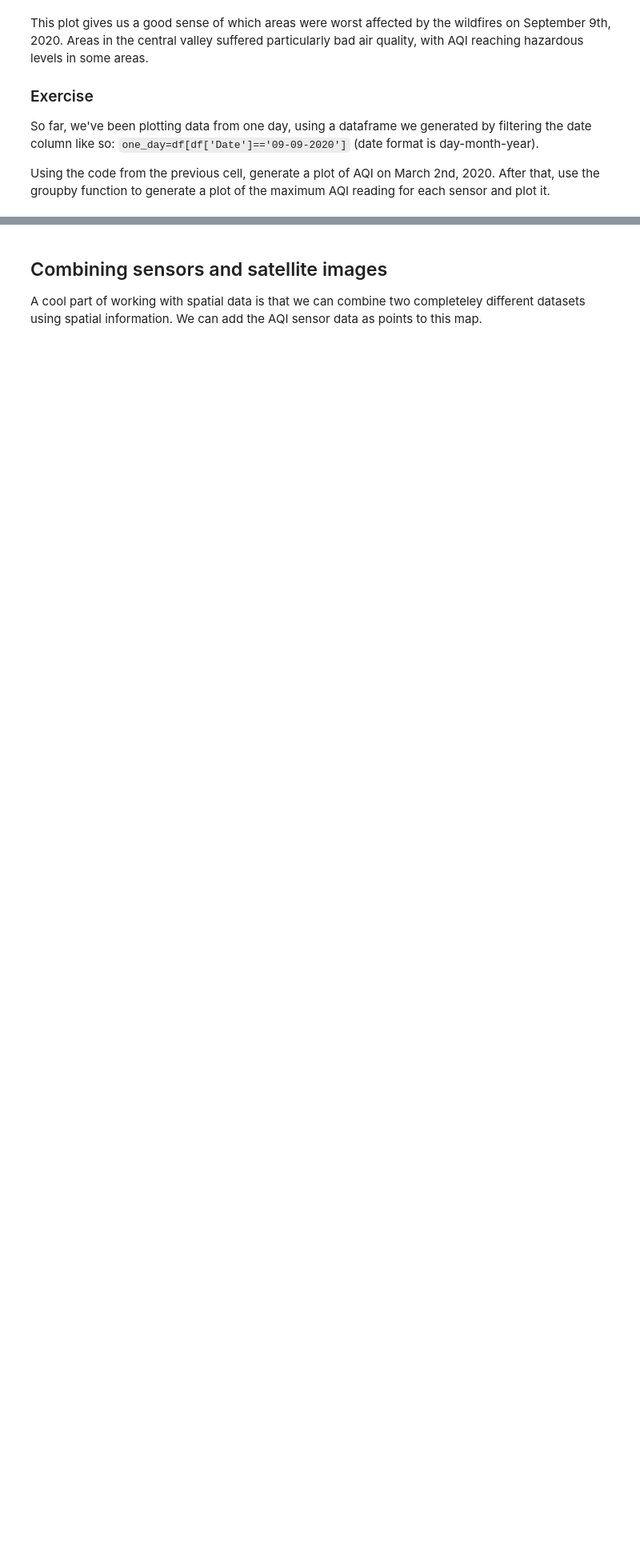
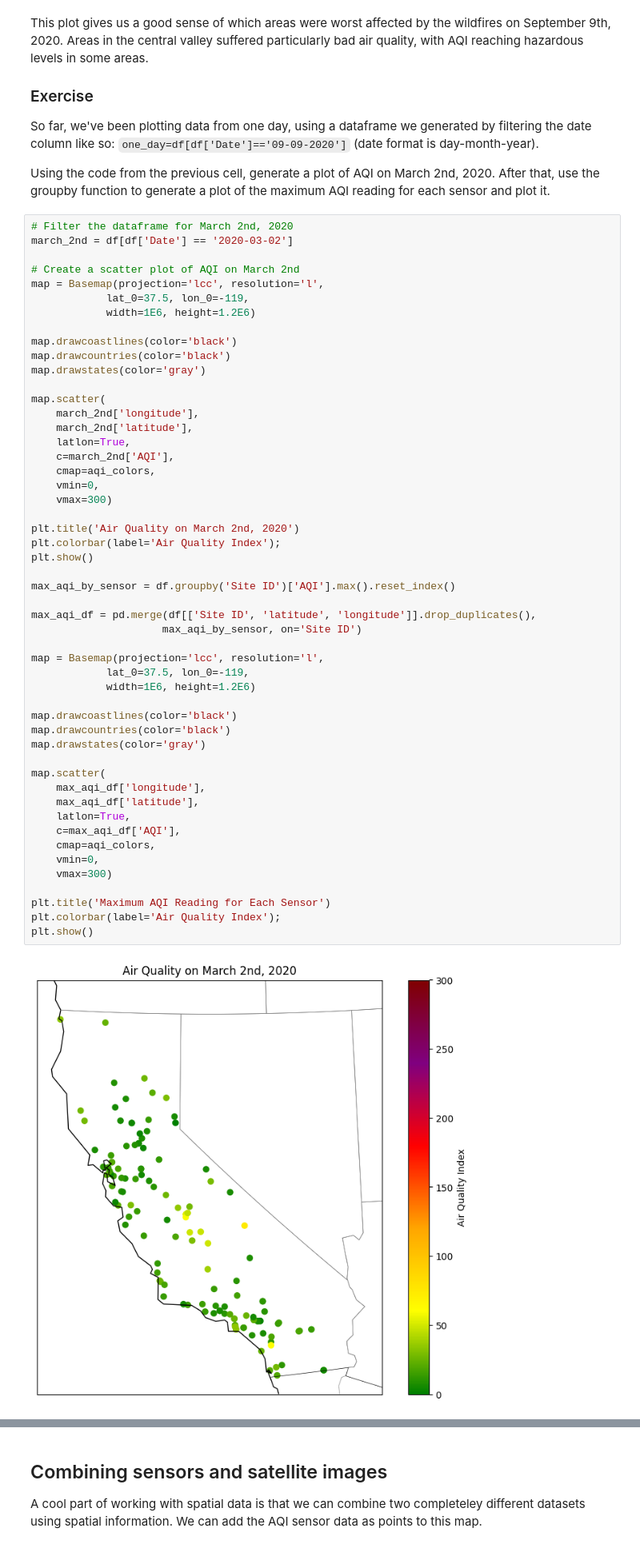
Before and after one commit to ucltimurshah/QM2, a Jupyter notebook: notebooks/W03. Spatial Data.ipynb, the cells around one changed output, grey strips where cells are left out. Shown at 80% size. Saved outputs shown, nothing was run; the diff lists cells and outputs as text; blank space fills up the shorter version.

```diff
--- a/notebooks/W03. Spatial Data.ipynb
+++ b/notebooks/W03. Spatial Data.ipynb
@@ -380,3 +414,56 @@ This plot gives us a good sense of which areas were worst affected by the wildfi
 So far, we've been plotting data from one day, using a dataframe we generated by filtering the date column like so: `one_day=df[df['Date']=='09-09-2020']` (date format is day-month-year).
 
 Using the code from the previous cell, generate a plot of AQI on March 2nd, 2020. After that, use the groupby function to generate a plot of the maximum AQI reading for each sensor and plot it.
+# %%
+# Filter the dataframe for March 2nd, 2020
+march_2nd = df[df['Date'] == '2020-03-02']
+
+# Create a scatter plot of AQI on March 2nd
+map = Basemap(projection='lcc', resolution='l',
+            lat_0=37.5, lon_0=-119,
+            width=1E6, height=1.2E6)
+
+map.drawcoastlines(color='black')
+map.drawcountries(color='black')
+map.drawstates(color='gray')
+
+map.scatter(
+    march_2nd['longitude'],
+    march_2nd['latitude'],
+    latlon=True,
+    c=march_2nd['AQI'],
+    cmap=aqi_colors,
+    vmin=0,
+    vmax=300)
+
+plt.title('Air Quality on March 2nd, 2020')
+plt.colorbar(label='Air Quality Index');
+plt.show()
+
+max_aqi_by_sensor = df.groupby('Site ID')['AQI'].max().reset_index()
+
+max_aqi_df = pd.merge(df[['Site ID', 'latitude', 'longitude']].drop_duplicates(),
+                     max_aqi_by_sensor, on='Site ID')
+
+map = Basemap(projection='lcc', resolution='l',
+            lat_0=37.5, lon_0=-119,
+            width=1E6, height=1.2E6)
+
+map.drawcoastlines(color='black')
+map.drawcountries(color='black')
+map.drawstates(color='gray')
+
+map.scatter(
+    max_aqi_df['longitude'],
+    max_aqi_df['latitude'],
+    latlon=True,
+    c=max_aqi_df['AQI'],
+    cmap=aqi_colors,
+    vmin=0,
+    vmax=300)
+
+plt.title('Maximum AQI Reading for Each Sensor')
+plt.colorbar(label='Air Quality Index');
+plt.show()
+# %% [output]
+[figure, added]
```
Also changed, not shown: parts of 15 cells of this notebook.
